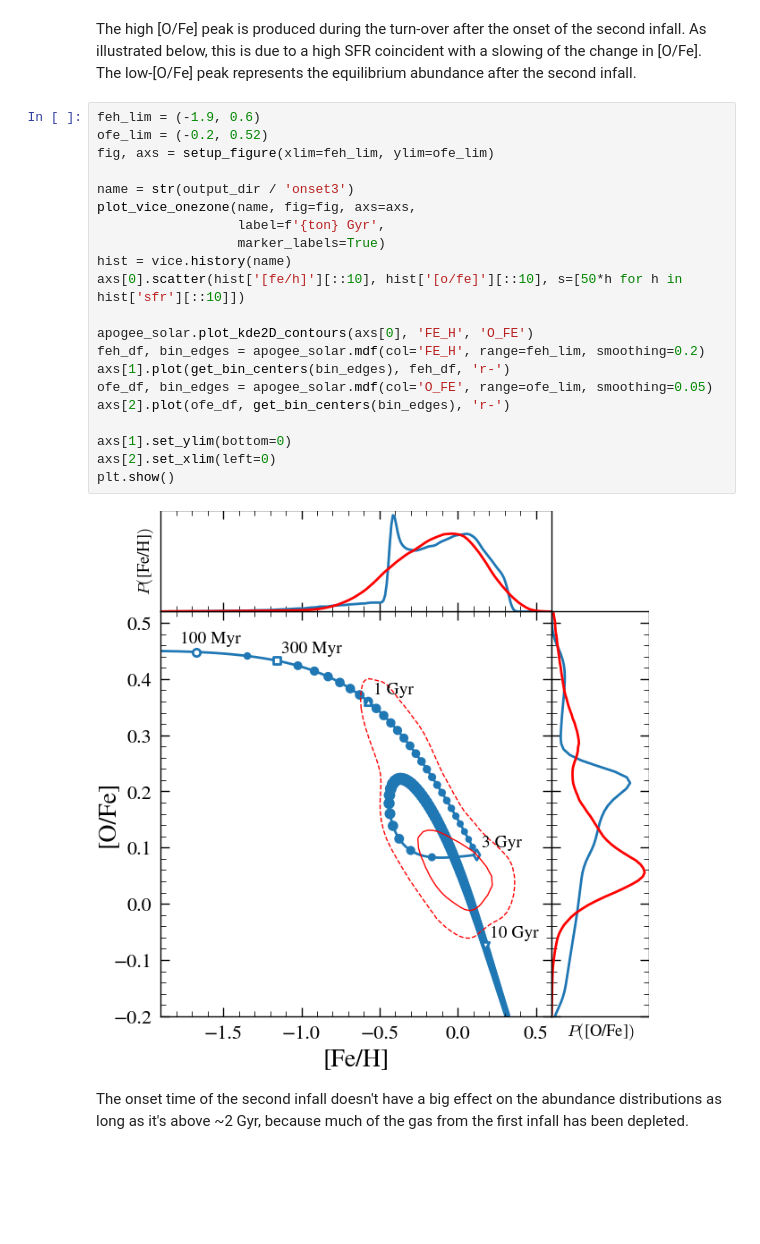
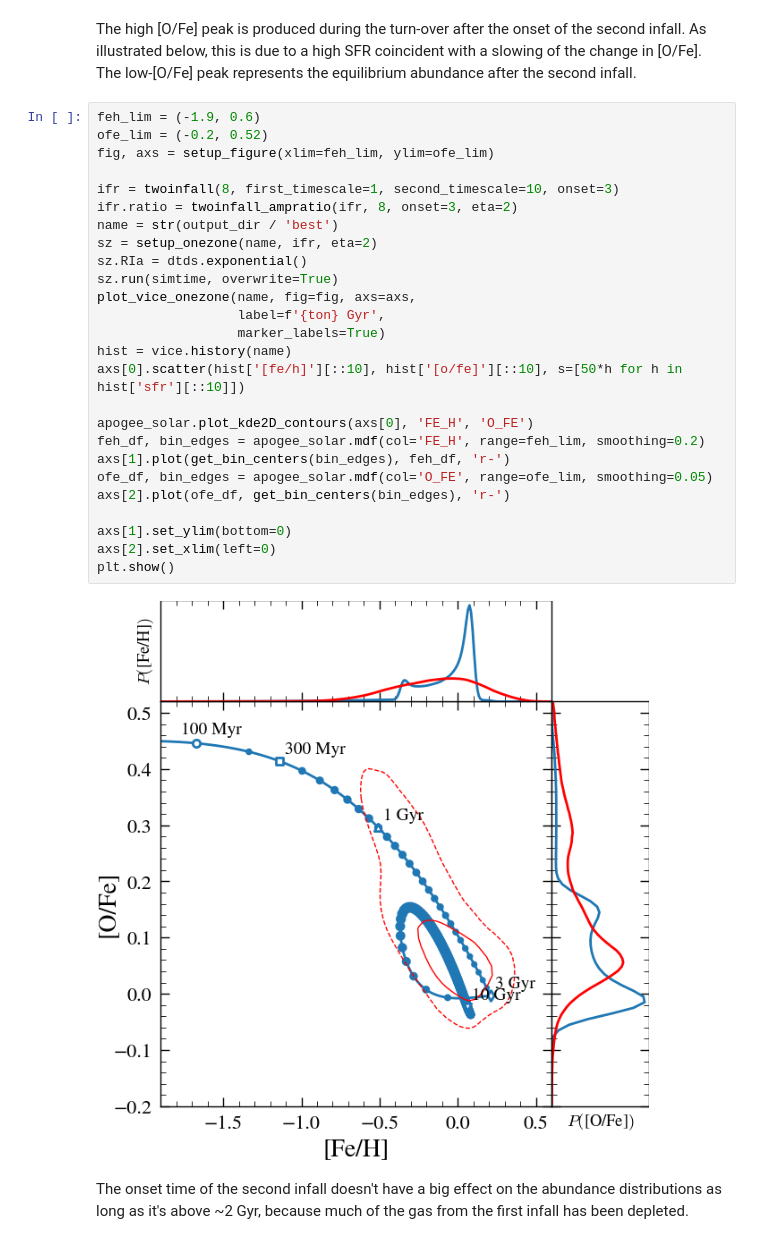
Before and after one commit to lodubay/twoinfall, a Jupyter notebook: src/scripts/onezone_params.ipynb, the cells around one changed output. Drawn from its saved outputs; the diff is of its cells as text; blank space fills up the shorter version.

```diff
--- a/src/scripts/onezone_params.ipynb
+++ b/src/scripts/onezone_params.ipynb
@@ -123,26 +123,31 @@ The high [O/Fe] peak is produced during the turn-over after the onset of the sec
 # %%
 feh_lim = (-1.9, 0.6)
 ofe_lim = (-0.2, 0.52)
 fig, axs = setup_figure(xlim=feh_lim, ylim=ofe_lim)
 
-name = str(output_dir / 'onset3')
+ifr = twoinfall(8, first_timescale=1, second_timescale=10, onset=3)
+ifr.ratio = twoinfall_ampratio(ifr, 8, onset=3, eta=2)
+name = str(output_dir / 'best')
+sz = setup_onezone(name, ifr, eta=2)
+sz.RIa = dtds.exponential()
+sz.run(simtime, overwrite=True)
 plot_vice_onezone(name, fig=fig, axs=axs,
                   label=f'{ton} Gyr',
                   marker_labels=True)
 hist = vice.history(name)
 axs[0].scatter(hist['[fe/h]'][::10], hist['[o/fe]'][::10], s=[50*h for h in hist['sfr'][::10]])
 
 apogee_solar.plot_kde2D_contours(axs[0], 'FE_H', 'O_FE')
 feh_df, bin_edges = apogee_solar.mdf(col='FE_H', range=feh_lim, smoothing=0.2)
 axs[1].plot(get_bin_centers(bin_edges), feh_df, 'r-')
 ofe_df, bin_edges = apogee_solar.mdf(col='O_FE', range=ofe_lim, smoothing=0.05)
 axs[2].plot(ofe_df, get_bin_centers(bin_edges), 'r-')
 
 axs[1].set_ylim(bottom=0)
 axs[2].set_xlim(left=0)
 plt.show()
 # %% [output]
-[figure, old version]
+[figure, new version]
 # %% [markdown]
 The onset time of the second infall doesn't have a big effect on the abundance distributions as long as it's above ~2 Gyr, because much of the gas from the first infall has been depleted.
 # %%
```
Also changed, not shown: parts of 1 cell of this notebook, 1 other file.
